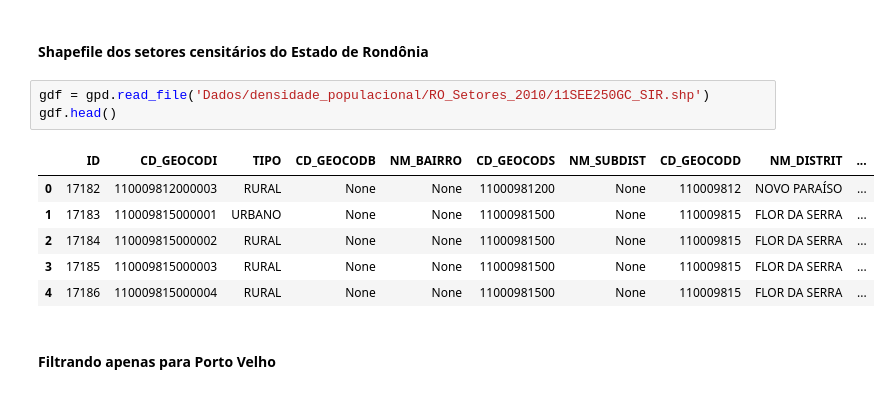
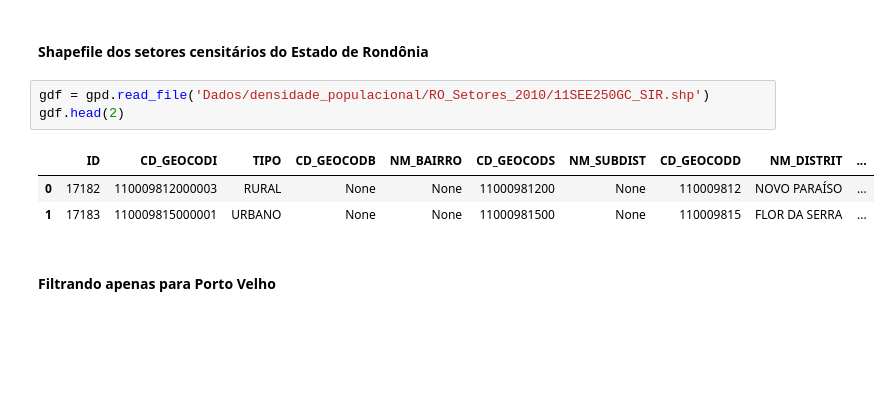
Before and after one commit to gabriel-russo/pygeo-notebooks, a Jupyter notebook: densidade_populacional.ipynb, the cells around one changed output. Saved outputs shown, nothing was run; the diff lists cells and outputs as text; blank space fills up the shorter version.

```diff
--- a/densidade_populacional.ipynb
+++ b/densidade_populacional.ipynb
@@ -5,14 +5,11 @@ import pandas as pd
 #### Shapefile dos setores censitários do Estado de Rondônia
 # %%
 gdf = gpd.read_file('Dados/densidade_populacional/RO_Setores_2010/11SEE250GC_SIR.shp')
-gdf.head()
+gdf.head(2)
 # %% [output]
 |  | ID | CD_GEOCODI | TIPO | CD_GEOCODB | NM_BAIRRO | CD_GEOCODS | NM_SUBDIST | CD_GEOCODD | NM_DISTRIT | ... |
 | 0 | 17182 | 110009812000003 | RURAL | None | None | 11000981200 | None | 110009812 | NOVO PARAÍSO | ... |
 | 1 | 17183 | 110009815000001 | URBANO | None | None | 11000981500 | None | 110009815 | FLOR DA SERRA | ... |
-| 2 | 17184 | 110009815000002 | RURAL | None | None | 11000981500 | None | 110009815 | FLOR DA SERRA | ... |
-| 3 | 17185 | 110009815000003 | RURAL | None | None | 11000981500 | None | 110009815 | FLOR DA SERRA | ... |
-| 4 | 17186 | 110009815000004 | RURAL | None | None | 11000981500 | None | 110009815 | FLOR DA SERRA | ... |
 # %% [markdown]
 #### Filtrando apenas para Porto Velho
 # %%
```
Also changed, not shown: parts of 5 cells of this notebook, 1 other file.
